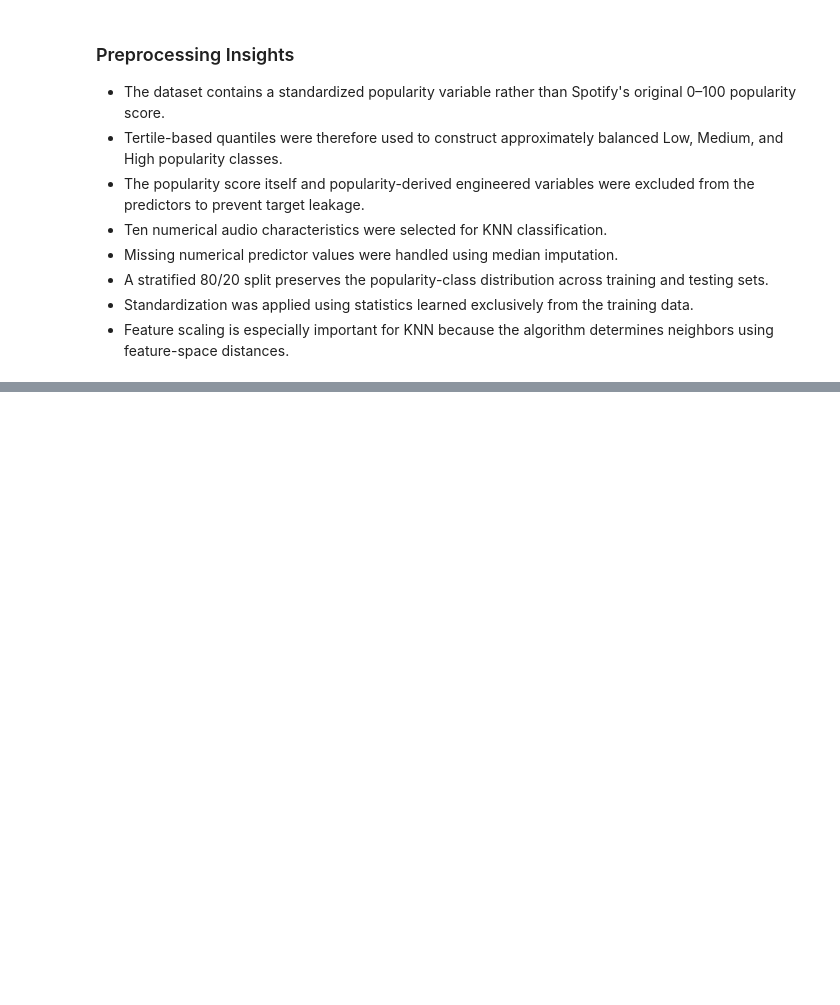
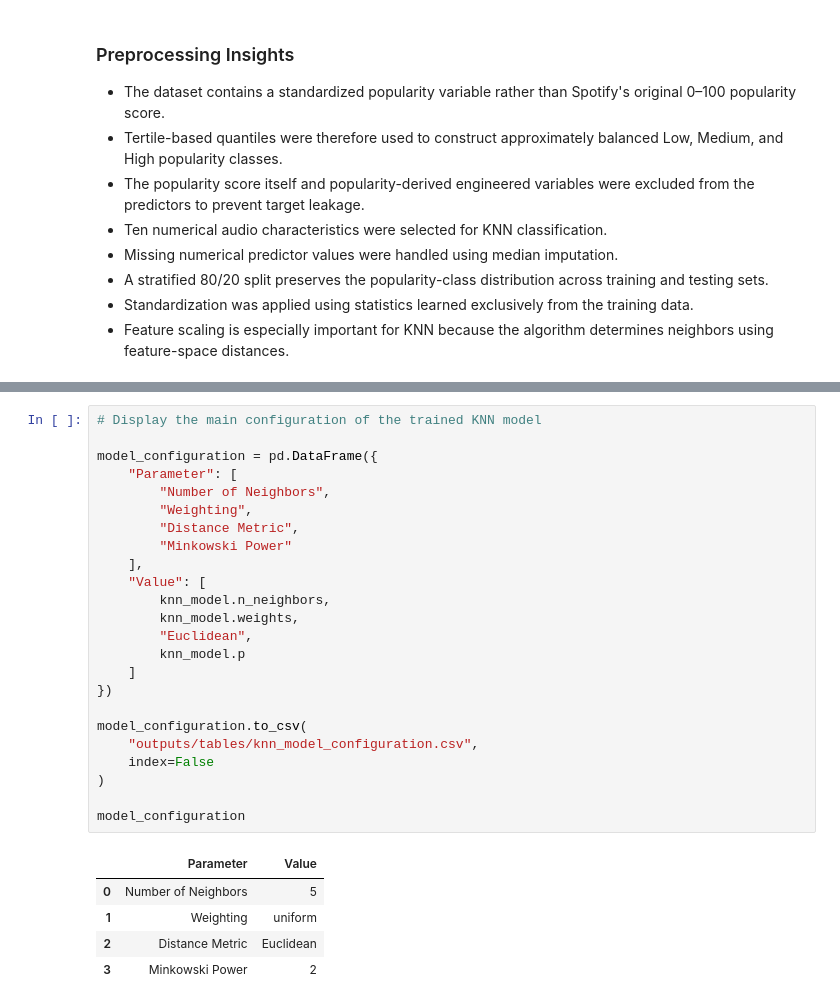
Before and after one commit to Pralishatripathy000/ml-knn, a Jupyter notebook: notebook.ipynb, the cells around one changed output, grey strips where cells are left out. Drawn from its saved outputs; the diff is of its cells as text; blank space fills up the shorter version.

```diff
--- a/notebook.ipynb
+++ b/notebook.ipynb
@@ -925,0 +954,30 @@ y_train.reset_index(drop=True).head(5000).to_csv(
+# %%
+# Display the main configuration of the trained KNN model
+
+model_configuration = pd.DataFrame({
+    "Parameter": [
+        "Number of Neighbors",
+        "Weighting",
+        "Distance Metric",
+        "Minkowski Power"
+    ],
+    "Value": [
+        knn_model.n_neighbors,
+        knn_model.weights,
+        "Euclidean",
+        knn_model.p
+    ]
+})
+
+model_configuration.to_csv(
+    "outputs/tables/knn_model_configuration.csv",
+    index=False
+)
+
+model_configuration
+# %% [output]
+|  | Parameter | Value |
+| 0 | Number of Neighbors | 5 |
+| 1 | Weighting | uniform |
+| 2 | Distance Metric | Euclidean |
+| 3 | Minkowski Power | 2 |
```
Also changed, not shown: parts of 4 cells of this notebook, 2 other files.
